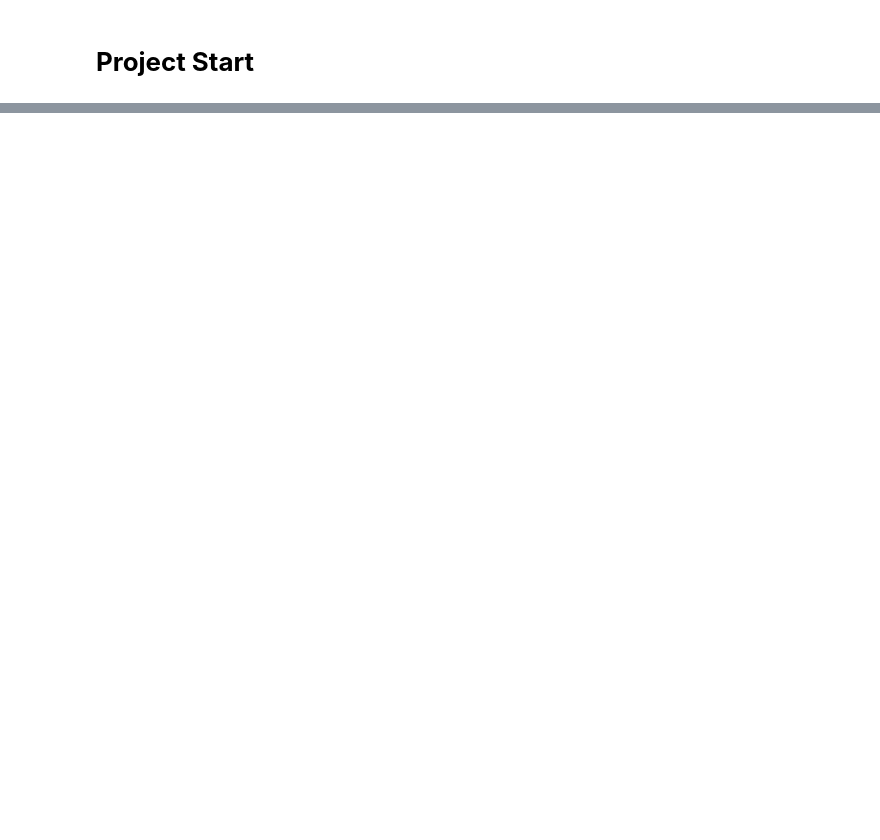
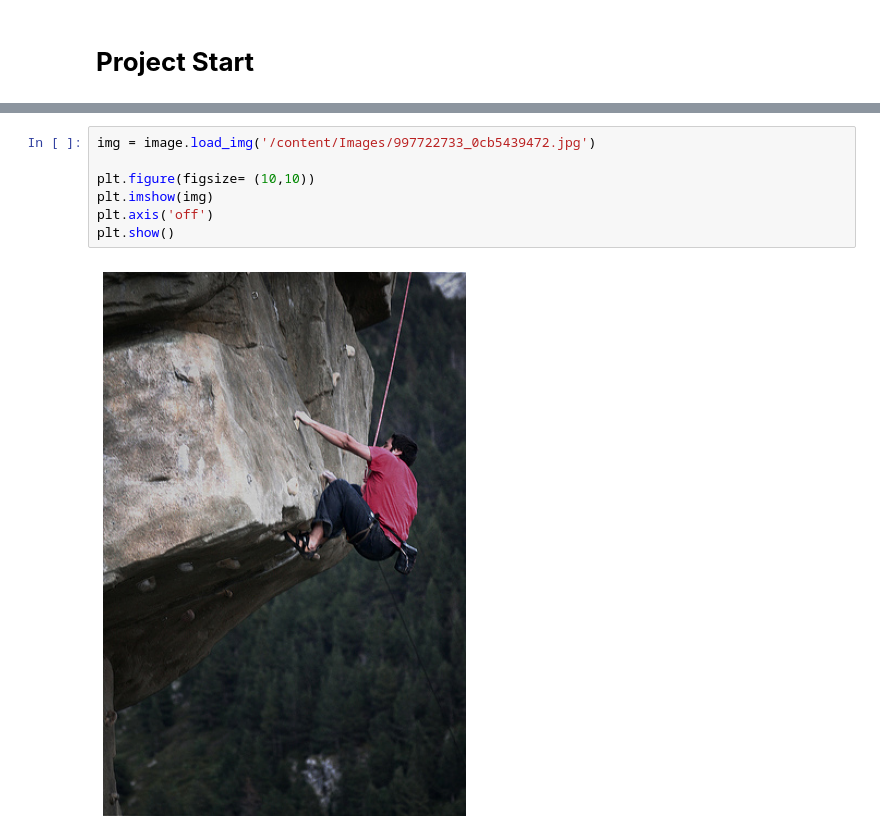
Before and after one commit to skagnihotri/image_captioning, a Jupyter notebook: IMG_CAPT.ipynb, the cells around one changed output, grey strips where cells are left out. Drawn from its saved outputs; the diff is of its cells as text; blank space fills up the shorter version.

```diff
--- a/IMG_CAPT.ipynb
+++ b/IMG_CAPT.ipynb
@@ -125,0 +117,9 @@ this is a good projext w
+# %%
+img = image.load_img('/content/Images/997722733_0cb5439472.jpg')
+
+plt.figure(figsize= (10,10))
+plt.imshow(img)
+plt.axis('off')
+plt.show()
+# %% [output]
+[figure, added]
```
Also changed, not shown: parts of 37 cells of this notebook.
